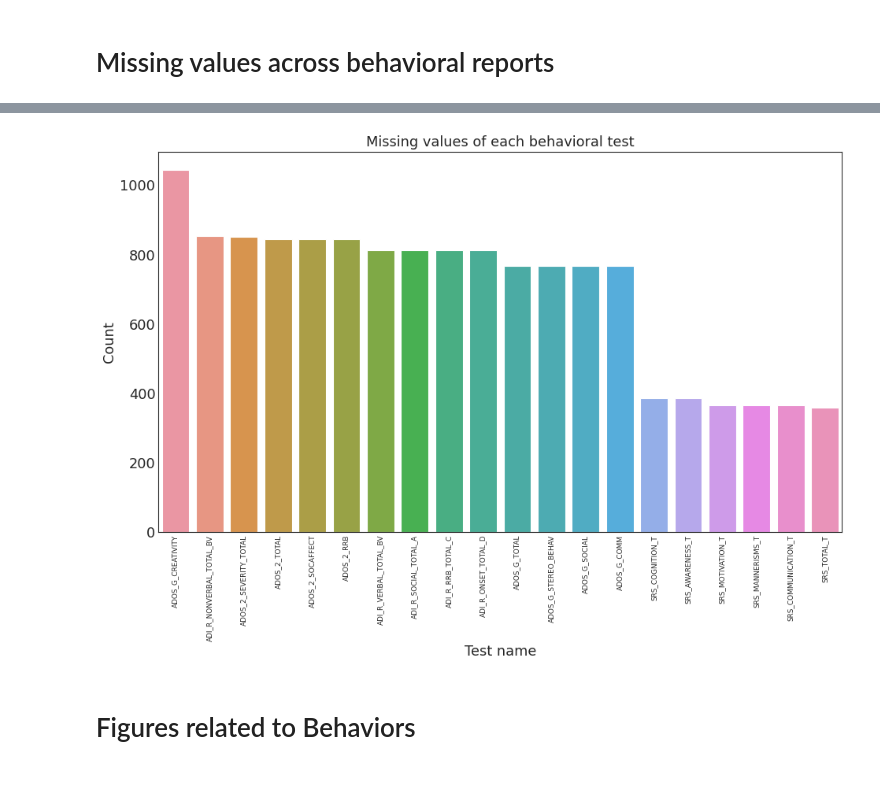
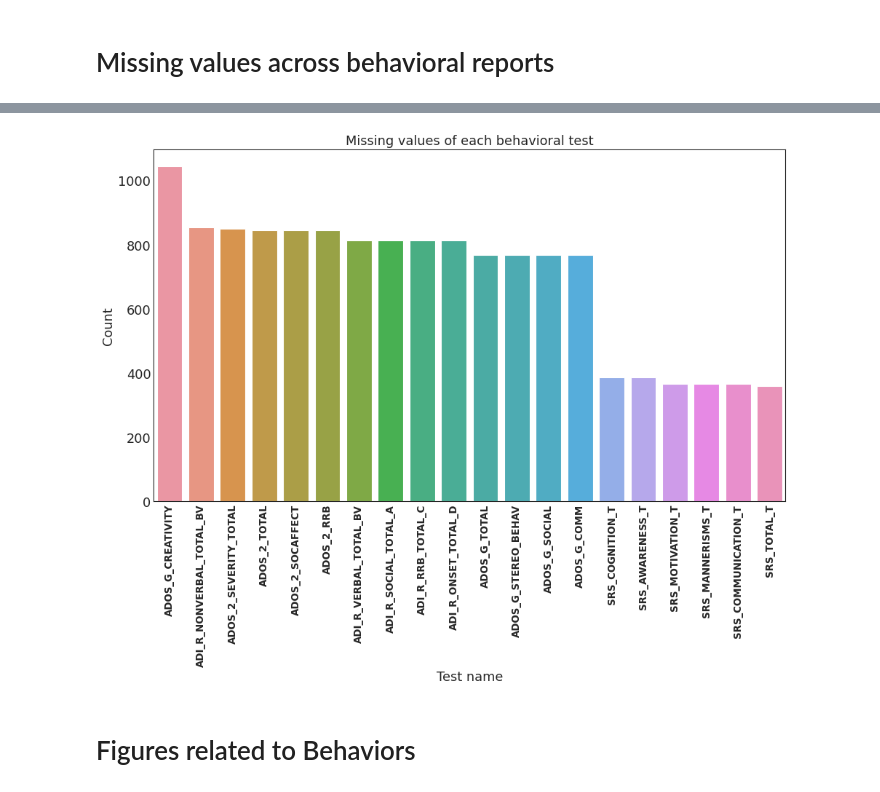
Before and after one commit to silk1100/behavioralProject, a Jupyter notebook: notebooks/12_EDA_Visualization_BehavioralGroups.ipynb, the cells around one changed output, grey strips where cells are left out. Cells and saved outputs as stored; diff of their text form; code cells hidden in the pictures.

```diff
--- a/notebooks/12_EDA_Visualization_BehavioralGroups.ipynb
+++ b/notebooks/12_EDA_Visualization_BehavioralGroups.ipynb
@@ -209,14 +209,14 @@ colors
 # %%
 fig = plt.figure(figsize=(14,8), dpi=80)
 colors = sns.set_palette('tab10')#, len(vals))
 sns.barplot(x=keys, y=vals)
-plt.xticks(fontsize=8, rotation=90)
+plt.xticks(fontsize=12, rotation=90, fontweight="bold")
 plt.title('Missing values of each behavioral test')
 plt.ylabel('Count')
 plt.xlabel('Test name')
 plt.show()
 # %% [output]
-[figure, old version]
+[figure, new version]
 # %%
 fig.savefig('./behavioral_missing_values')
 # %% [markdown]
```
Also changed, not shown: parts of 11 cells of this notebook, 10 other files.
